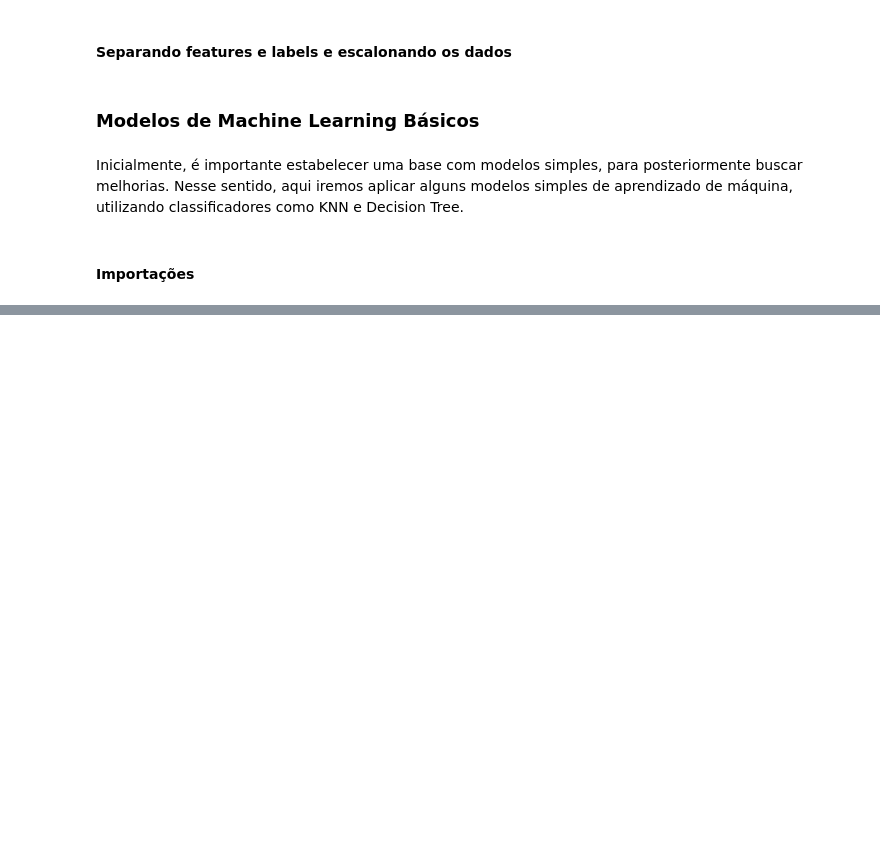
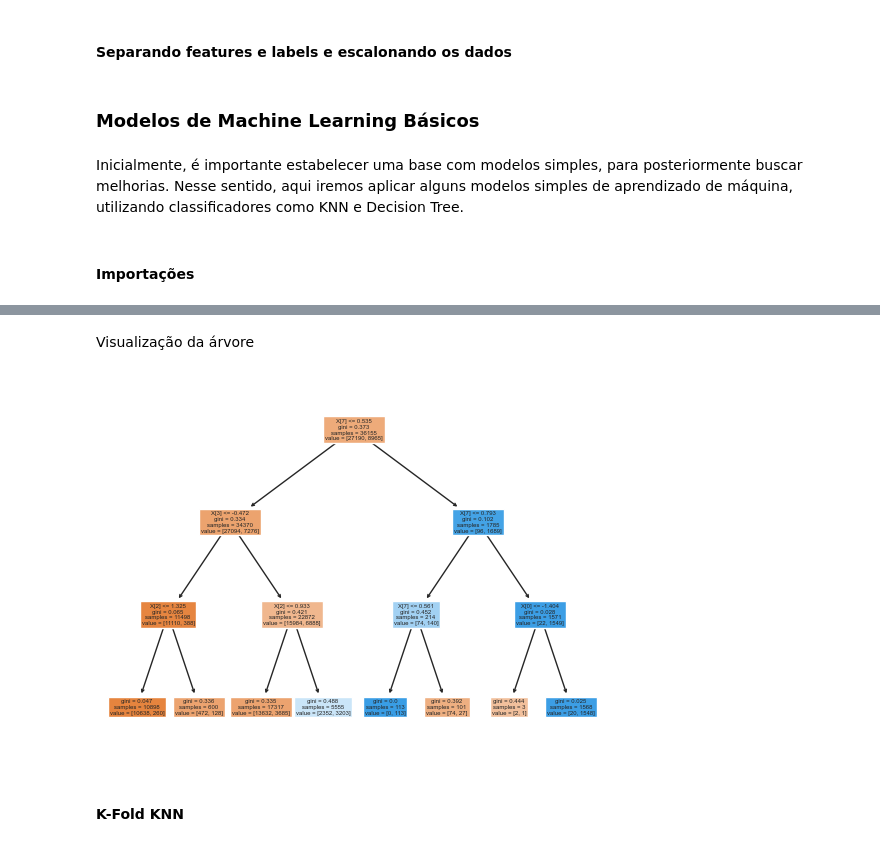
Before and after one commit to pedrogrigorio/UFC-Machine-Learning-Project, a Jupyter notebook: notebook.ipynb, the cells around one changed output, grey strips where cells are left out. Cells and saved outputs as stored; diff of their text form; code cells hidden in the pictures; blank space fills up the shorter version.

```diff
--- a/notebook.ipynb
+++ b/notebook.ipynb
@@ -271,0 +360,9 @@ from sklearn.metrics import accuracy_score
+# %% [markdown]
+Visualização da árvore
+# %%
+tree.plot_tree(model, filled=True)
+plt.show()
+# %% [output]
+[figure, added]
+# %% [markdown]
+#### K-Fold KNN
```
Also changed, not shown: parts of 39 cells of this notebook.
